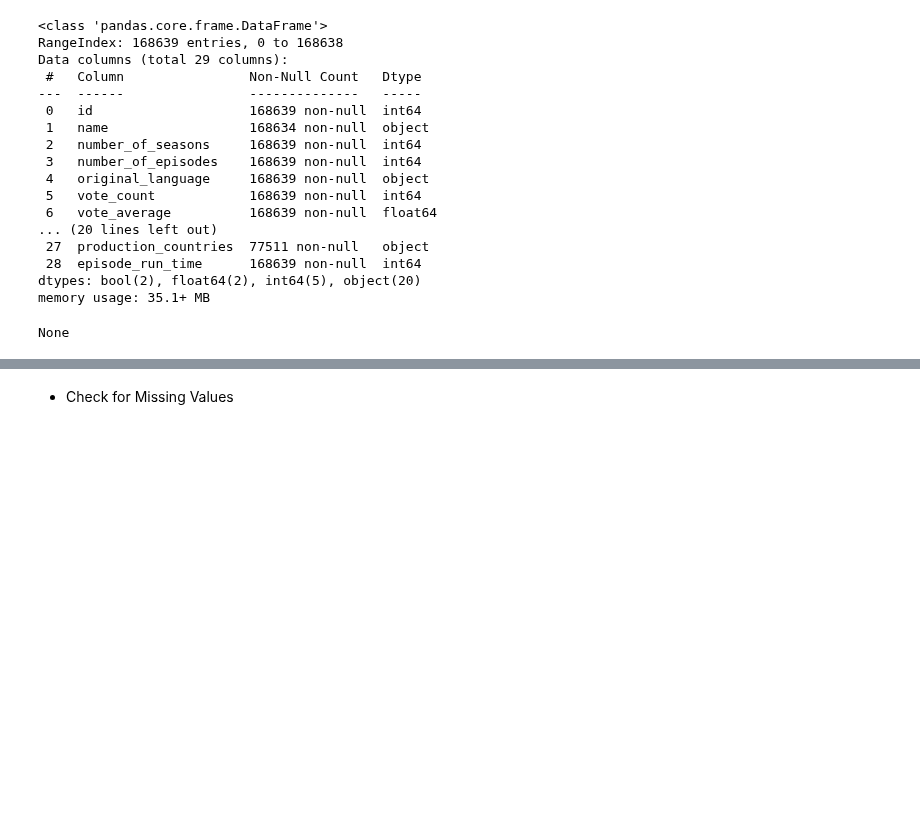
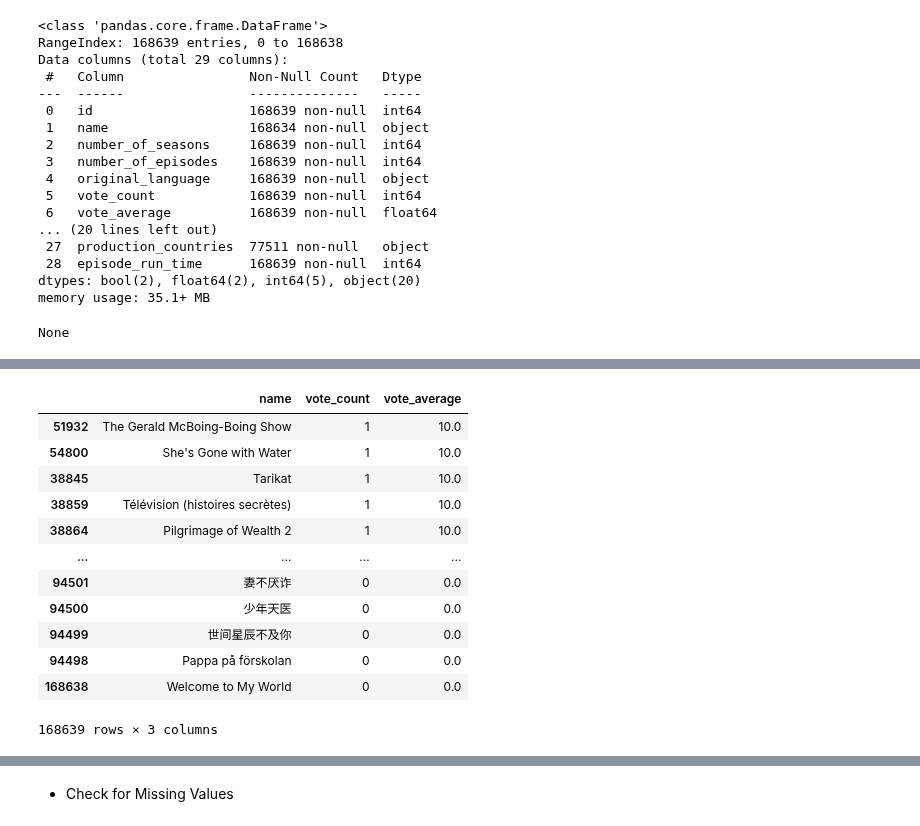
Before and after one commit to DirecTV-Team1A-NextGen-Rec/directv_tvrec, a Jupyter notebook: DirecTV_Data_Understanding_Safia.ipynb, the cells around one changed output, grey strips where cells are left out. Drawn from its saved outputs; the diff is of its cells as text; code cells hidden in the pictures; blank space fills up the shorter version.

Commit message:
Add data analysis related to the most popular shows, the most vote count, and the most common original language

```diff
--- a/DirecTV_Data_Understanding_Safia.ipynb
+++ b/DirecTV_Data_Understanding_Safia.ipynb
@@ -78,0 +105,19 @@ None
+# %%
+# display the shows with the highest vote average
+sorted_shows_by_vote_average = df[["name", "vote_count", "vote_average"]].sort_values(by="vote_average", ascending=False)
+
+display(sorted_shows_by_vote_average)
+# %% [output]
+|  | name | vote_count | vote_average |
+| 51932 | The Gerald McBoing-Boing Show | 1 | 10.0 |
+| 54800 | She's Gone with Water | 1 | 10.0 |
+| 38845 | Tarikat | 1 | 10.0 |
+| 38859 | Télévision (histoires secrètes) | 1 | 10.0 |
+| 38864 | Pilgrimage of Wealth 2 | 1 | 10.0 |
+| ... | ... | ... | ... |
+| 94501 | 妻不厌诈 | 0 | 0.0 |
+| 94500 | 少年天医 | 0 | 0.0 |
+| 94499 | 世间星辰不及你 | 0 | 0.0 |
+| 94498 | Pappa på förskolan | 0 | 0.0 |
+| 168638 | Welcome to My World | 0 | 0.0 |
+168639 rows × 3 columns
```
Also changed, not shown: parts of 2 cells of this notebook.
